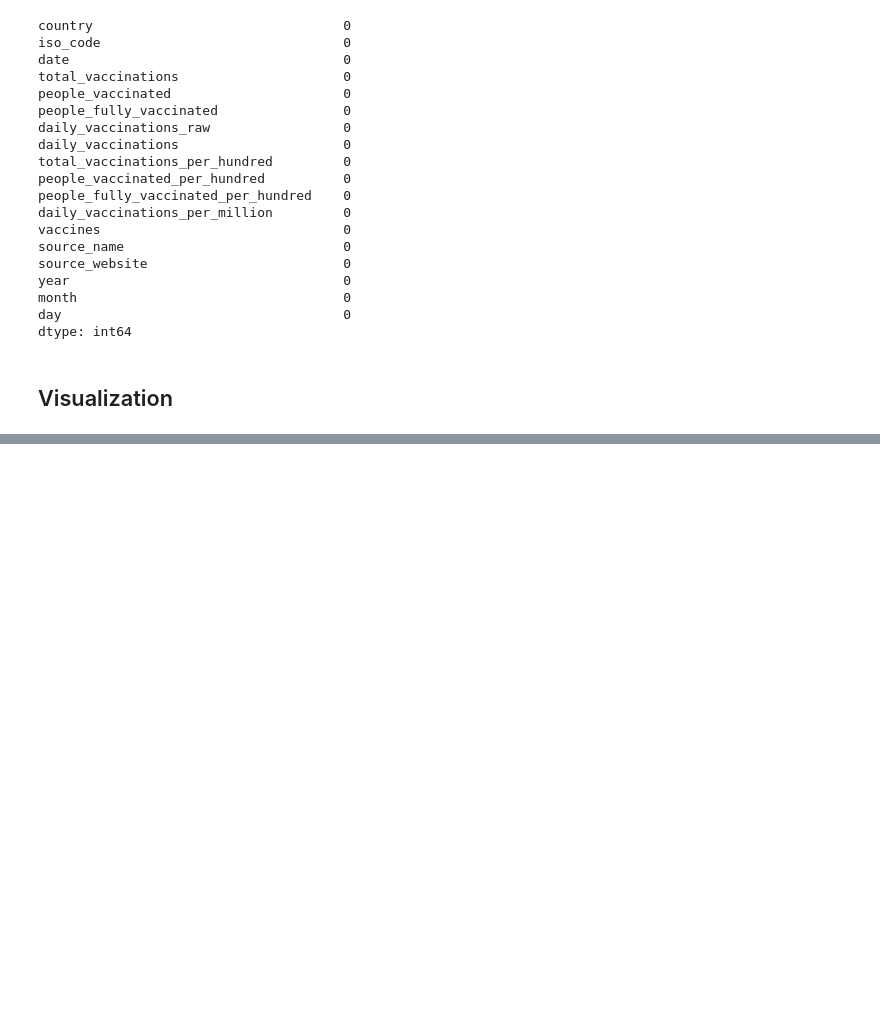
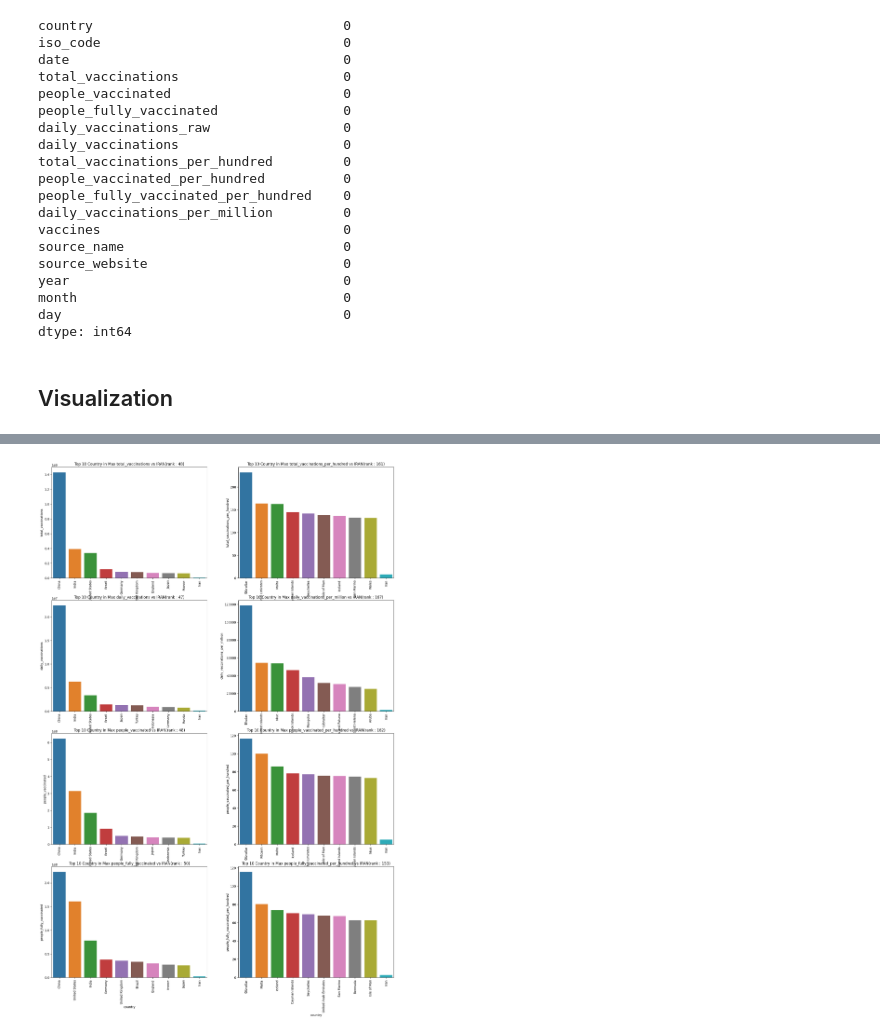
Before and after one commit to omidr1348/Covid_19, a Jupyter notebook: Covid Vaccination.ipynb, the cells around one changed output, grey strips where cells are left out. Saved outputs shown, nothing was run; the diff lists cells and outputs as text; code cells hidden in the pictures; blank space fills up the shorter version.

```diff
--- a/Covid Vaccination.ipynb
+++ b/Covid Vaccination.ipynb
@@ -313,2 +329,0 @@ not_null_df
-# %%
-covid_df.fillna(value=0 , inplace= True)
@@ -338,0 +428,33 @@ dtype: int64
+# %%
+
+
+fig , ax = plt.subplots(4 , 2 , figsize=(20,30))
+
+features = ['total_vaccinations','total_vaccinations_per_hundred','daily_vaccinations','daily_vaccinations_per_million',
+'people_vaccinated','people_vaccinated_per_hundred','people_fully_vaccinated', 'people_fully_vaccinated_per_hundred']
+
+country_vaccine = covid_df.groupby('country')[features].max().reset_index()
+
+q_iran = "SELECT * FROM country_vaccine WHERE country = 'Iran'"
+
+iran_country = sqldf(q_iran , globals())
+
+countr = 0
+
+for i in range(0,4):
+    for j in range(0,2):
+
+        iran_rank = country_vaccine.sort_values(features[countr] , ascending = False).reset_index()
+        iran_rank = iran_rank[iran_rank['country'] == 'Iran'].index
+
+        country_top = country_vaccine.sort_values(features[countr] , ascending = False)[0:9]
+
+        country_top = pd.concat([country_top,iran_country])
+
+        sns.barplot(data= country_top , x = "country" , y = features[countr] , ax = ax[i , j] )
+
+        ax[i,j].set(title=f'Top 10 Country in Max {features[countr]} vs IRAN(rank : {iran_rank[0]})')
+        ax[i,j].set_xticklabels(ax[i,j].get_xticklabels(),rotation=90)
+        countr +=1
+# %% [output]
+[figure, added]
```
Also changed, not shown: parts of 13 cells of this notebook.
